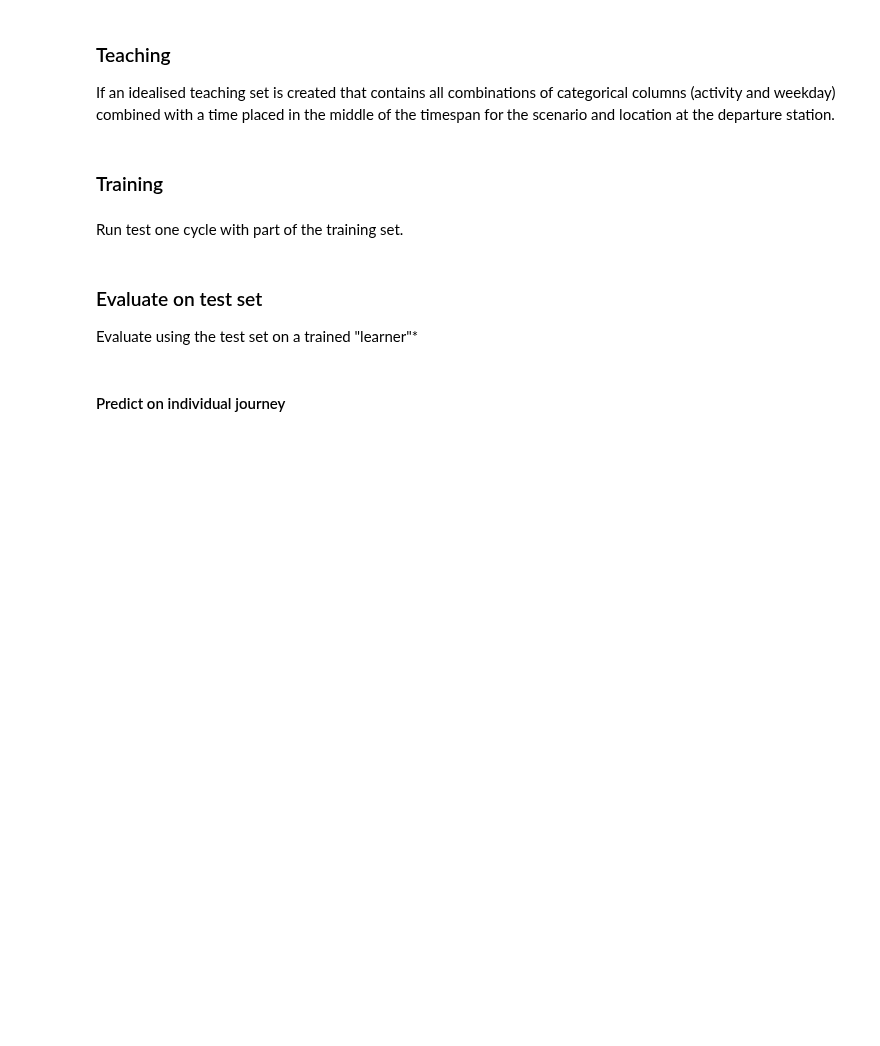
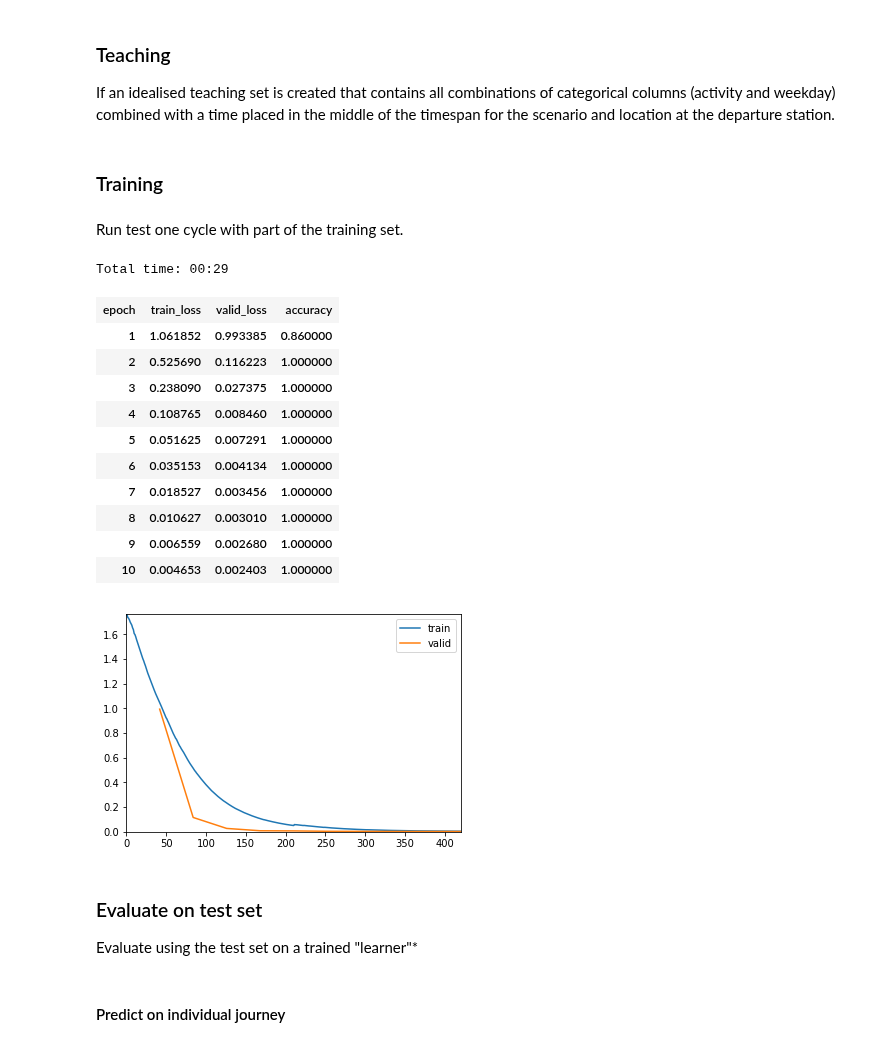
Before and after one commit to k3larra/commuter, a Jupyter notebook: old/baseline.ipynb, the cells around one changed output. Drawn from its saved outputs; the diff is of its cells as text; code cells hidden in the pictures; blank space fills up the shorter version.

```diff
--- a/old/baseline.ipynb
+++ b/old/baseline.ipynb
@@ -287,22 +287,36 @@ learner.fit_one_cycle(10)
 # %% [markdown]
 Run test one cycle with part of the training set.
 # %%
-#user = "tnK534JMwwfhvUEycn69HPbhqkt2" #Maria
+user = "tnK534JMwwfhvUEycn69HPbhqkt2" #Maria
 #user = "ehaBtfOPDNZjzy1MEvjQmGo4Zv12" #Andrea
 #user = "hCWCulj7M1aMVyd0Fm0Eqrv8q1Q2" #Bjorn
 filename = user+"_train_valid.csv"
 dataSetIn = pd.read_csv(PATH+filename)
 dataSet=dataSetIn[0:3000]
 dataSet=make_shure_we_got_enough_rows(dataSet)
 #valid_idx = list(np.random.randint(0,len(dataSet),int(len(dataSet)*0.1)))
 valid_idx = list(range(int(len(dataSet)*0.9), len(dataSet)))  #Here always last 10% is used for validation
 data = (TabularList.from_df(dataSet, path=user, cat_names=cat_names, cont_names=cont_names, procs=procs)
                 .split_by_idx(valid_idx)
                 .label_from_df(cols=dep_var)
                 .databunch())
 learner=tabular_learner(data, layers=[200,100], metrics=accuracy,callback_fns=ShowGraph)
 #%time learner.fit_one_cycle(10)
 learner.fit_one_cycle(10)
+# %% [output]
+Total time: 00:29
+| epoch | train_loss | valid_loss | accuracy |
+| 1 | 1.061852 | 0.993385 | 0.860000 |
+| 2 | 0.525690 | 0.116223 | 1.000000 |
+| 3 | 0.238090 | 0.027375 | 1.000000 |
+| 4 | 0.108765 | 0.008460 | 1.000000 |
+| 5 | 0.051625 | 0.007291 | 1.000000 |
+| 6 | 0.035153 | 0.004134 | 1.000000 |
+| 7 | 0.018527 | 0.003456 | 1.000000 |
+| 8 | 0.010627 | 0.003010 | 1.000000 |
+| 9 | 0.006559 | 0.002680 | 1.000000 |
+| 10 | 0.004653 | 0.002403 | 1.000000 |
+[figure, added]
 # %% [markdown]
 ### Evaluate on test set
 Evaluate using the test set on a trained "learner"*
```
Also changed, not shown: parts of 1 cell of this notebook, 20 other files.
